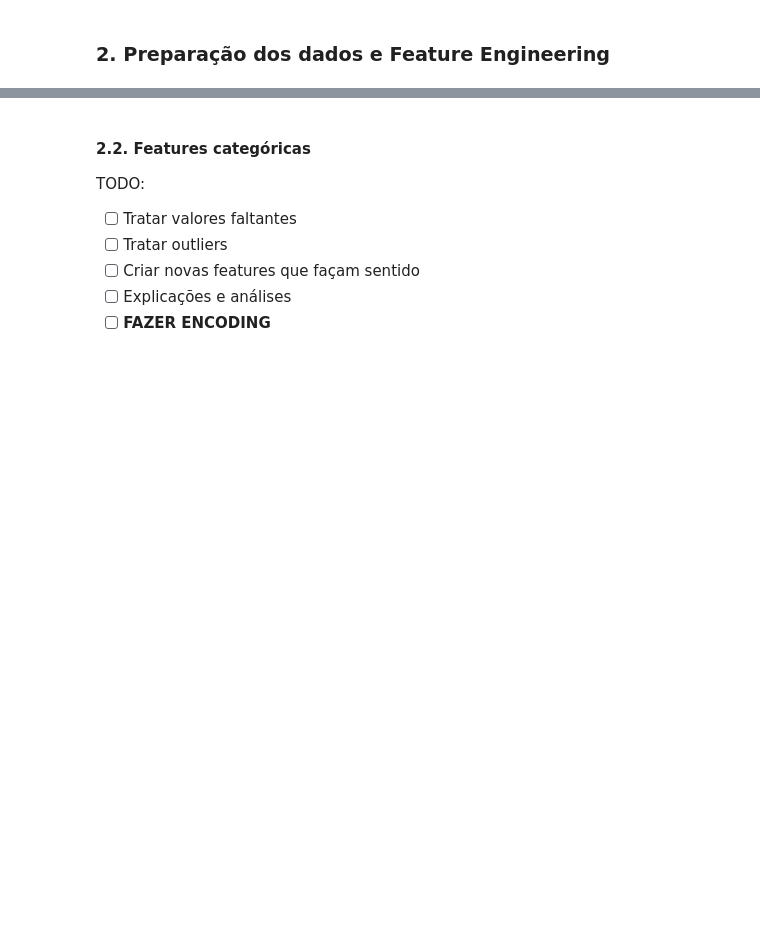
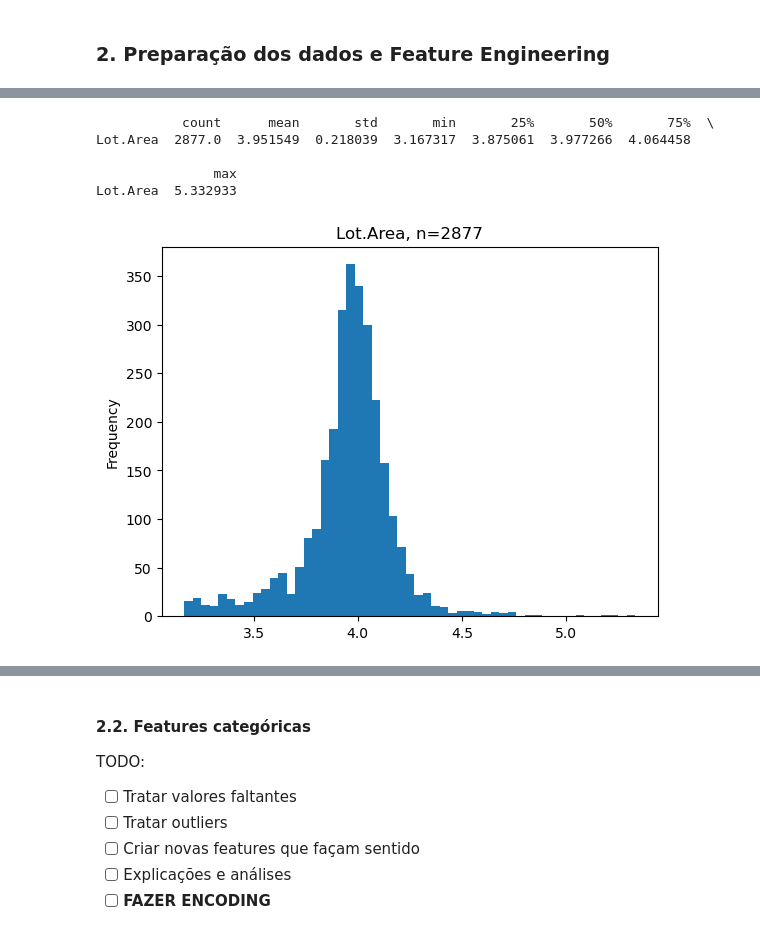
Before and after one commit to ArthurCisotto/Projeto1_MachineLearning_23.2, a Jupyter notebook: notebooks/04_projeto.ipynb, the cells around one changed output, grey strips where cells are left out. Cells and saved outputs as stored; diff of their text form; code cells hidden in the pictures; blank space fills up the shorter version.

```diff
--- a/notebooks/04_projeto.ipynb
+++ b/notebooks/04_projeto.ipynb
@@ -54,0 +119,10 @@ TODO:
+# %%
+model_data['Lot.Area'] = model_data['Lot.Area'].apply(np.log10)
+plot_numericals(model_data, ['Lot.Area'])
+# %% [output]
+           count      mean       std       min       25%       50%       75%  \
+Lot.Area  2877.0  3.951549  0.218039  3.167317  3.875061  3.977266  4.064458
+
+               max
+Lot.Area  5.332933
+[figure, added]
```
Also changed, not shown: parts of 31 cells of this notebook.
